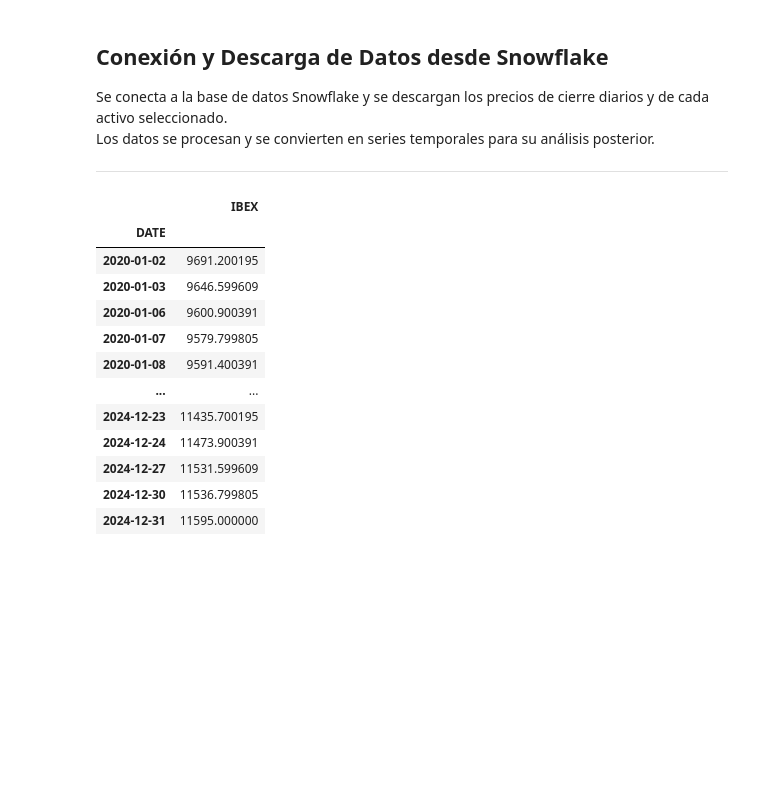
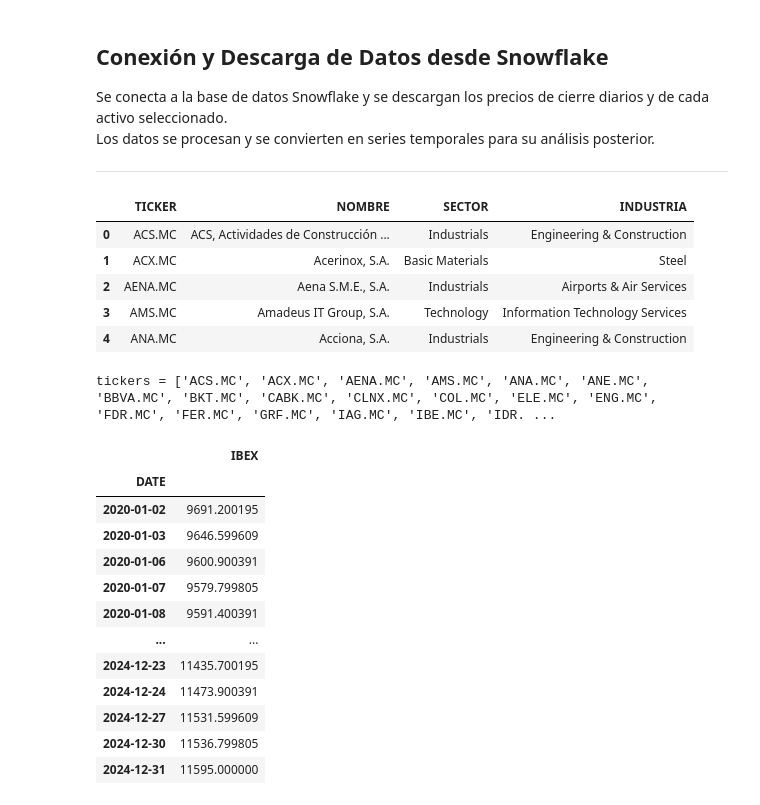
Before and after one commit to TFMUCM01/TFM, a Jupyter notebook: Analisis_Financiero/Security_Market_Line.ipynb, the cells around one changed output. Saved outputs shown, nothing was run; the diff lists cells and outputs as text; code cells hidden in the pictures; blank space fills up the shorter version.

```diff
--- a/Analisis_Financiero/Security_Market_Line.ipynb
+++ b/Analisis_Financiero/Security_Market_Line.ipynb
@@ -59,0 +103,12 @@ Esto establece el universo de activos y el periodo de estudio.
+# %%
+# Mostrar opciones
+print("Países disponibles:", ", ".join(indices_dict.keys()))
+
+# Input
+pais = input("Introduce el país: ").strip()
+
+if pais in indices_dict:
+    ticker_ibex = indices_dict[pais]["Indice"]
+    print(f"✅ País válido: {pais} → Índice seleccionado: {ticker_ibex}")
+else:
+    raise ValueError("❌ País no reconocido. Debes introducir uno de la lista.")
@@ -90,6 +140,59 @@ conn = snowflake.connector.connect(
     role='ACCOUNTADMIN'
 )
 cursor = conn.cursor()
+# %%
+# Obtenemos el sufijo Yahoo del diccionario
+sufijo = indices_dict[pais]["Sufijo_Yahoo"]
+
+# Armamos la consulta asegurando tickers únicos
+query = f"""
+SELECT DISTINCT
+    ti.TICKER,
+    cp.NOMBRE,
+    cp.SECTOR,
+    cp.INDUSTRIA
+FROM TICKERS_INDEX ti
+JOIN COMPANY_PROFILE cp
+    ON ti.TICKER = cp.TICKER
+WHERE ti.TICKER LIKE '%{sufijo}'
+ORDER BY ti.TICKER;
+"""
+
+df = pd.read_sql(query, conn)
+
+df.head()
+# %% [output]
+|  | TICKER | NOMBRE | SECTOR | INDUSTRIA |
+| 0 | ACS.MC | ACS, Actividades de Construcción ... | Industrials | Engineering & Construction |
+| 1 | ACX.MC | Acerinox, S.A. | Basic Materials | Steel |
+| 2 | AENA.MC | Aena S.M.E., S.A. | Industrials | Airports & Air Services |
+| 3 | AMS.MC | Amadeus IT Group, S.A. | Technology | Information Technology Services |
+| 4 | ANA.MC | Acciona, S.A. | Industrials | Engineering & Construction |
+# %%
+# Inputs del usuario (pueden quedar vacíos)
+nombre_empresa = input("Introduce el nombre de la empresa (opcional): ").strip()
+sector         = input("Introduce el sector (opcional): ").strip()
+industria      = input("Introduce la industria (opcional): ").strip()
+
+# Partimos del DataFrame obtenido de la consulta SQL (df)
+df_filtrado = df.copy()
+
+# Filtros opcionales
+if nombre_empresa:
+    df_filtrado = df_filtrado[df_filtrado["NOMBRE"].str.contains(nombre_empresa, case=False, na=False)]
+
+if sector:
+    df_filtrado = df_filtrado[df_filtrado["SECTOR"].str.contains(sector, case=False, na=False)]
+
+if industria:
+    df_filtrado = df_filtrado[df_filtrado["INDUSTRIA"].str.contains(industria, case=False, na=False)]
+
+# Resultado final como lista de tickers
+tickers = df_filtrado["TICKER"].tolist()
+
+print("tickers =", tickers)
+# %% [output]
+tickers = ['ACS.MC', 'ACX.MC', 'AENA.MC', 'AMS.MC', 'ANA.MC', 'ANE.MC', 'BBVA.MC', 'BKT.MC', 'CABK.MC', 'CLNX.MC', 'COL.MC', 'ELE.MC', 'ENG.MC', 'FDR.MC', 'FER.MC', 'GRF.MC', 'IAG.MC', 'IBE.MC', 'IDR. ...
 # %%
 # IBEX (mercado) - INDEX_DAILY
 # -----------------------------
```
Also changed, not shown: parts of 6 cells of this notebook, 1 other file.
